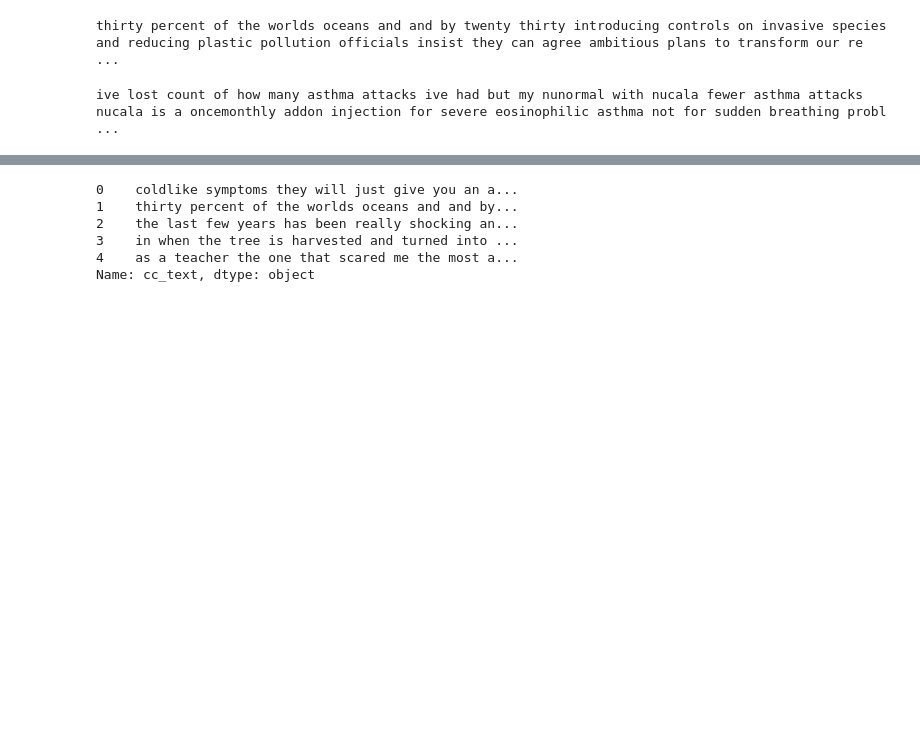
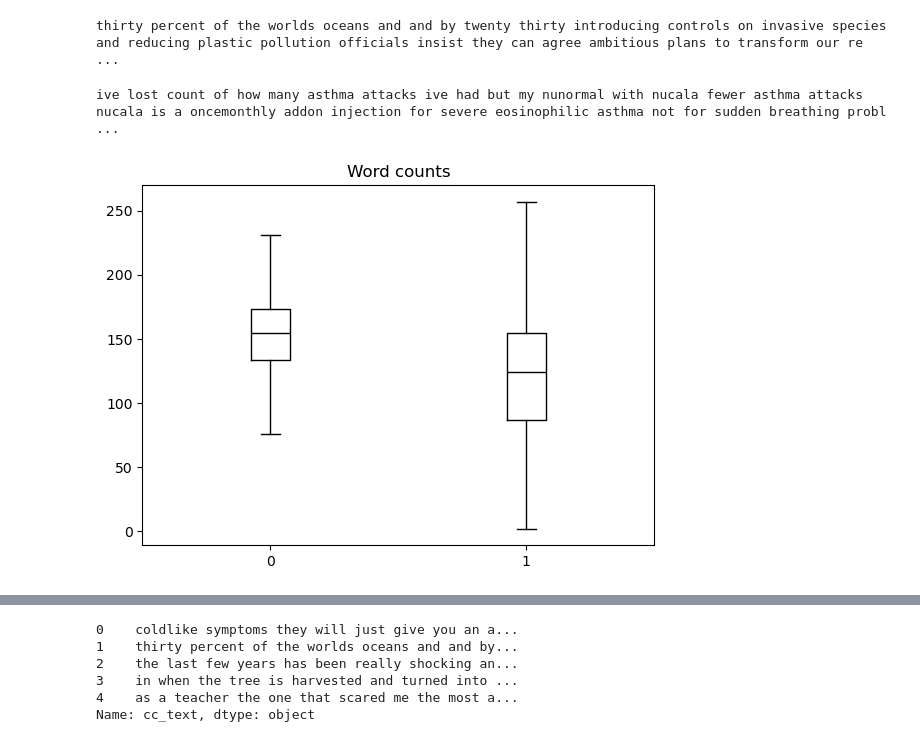
Before and after one commit to Yunrui11/Ad_removal, a Jupyter notebook: BERT.ipynb, the cells around one changed output, grey strips where cells are left out. Saved outputs shown, nothing was run; the diff lists cells and outputs as text; code cells hidden in the pictures; blank space fills up the shorter version.

```diff
--- a/BERT.ipynb
+++ b/BERT.ipynb
@@ -117,3 +117,16 @@ ive lost count of how many asthma attacks ive had but my nunormal with nucala fe
 # %%
 # Apply clean_text function to cc_text column
 df_ads["cc_text"] = df_ads["cc_text"].apply(clean_text)
+# %%
+import matplotlib.pyplot as plt
+
+# plot the words count per row
+
+df_ads["Word counts"] = df_ads["cc_text"].str.split().apply(len)
+df_ads.boxplot("Word counts", by="ad", grid=False, showfliers=False,
+           color="black")
+plt.suptitle("")
+plt.xlabel("")
+plt.show()
+# %% [output]
+[figure, added]
```
Also changed, not shown: parts of 26 cells of this notebook.
